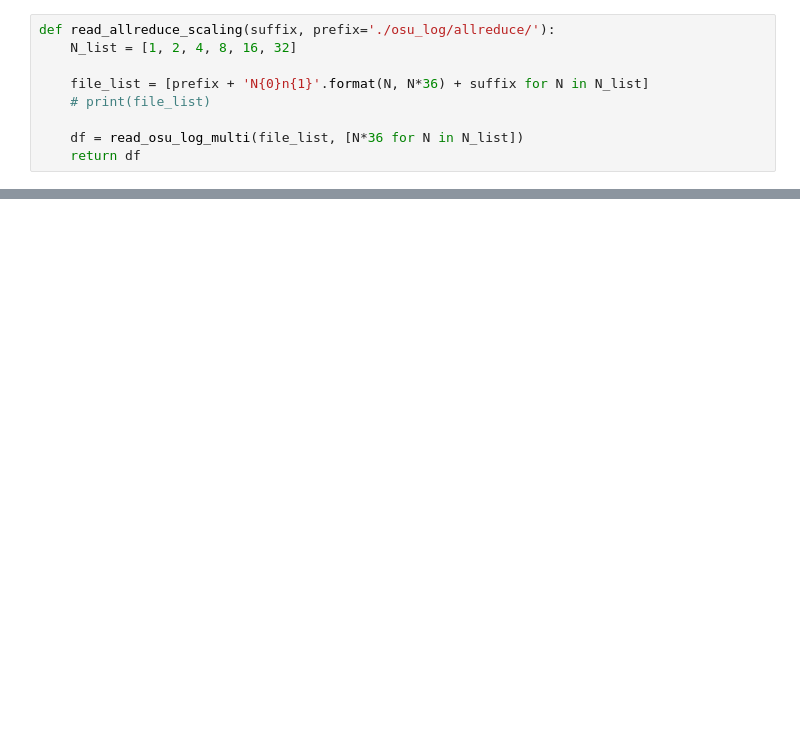
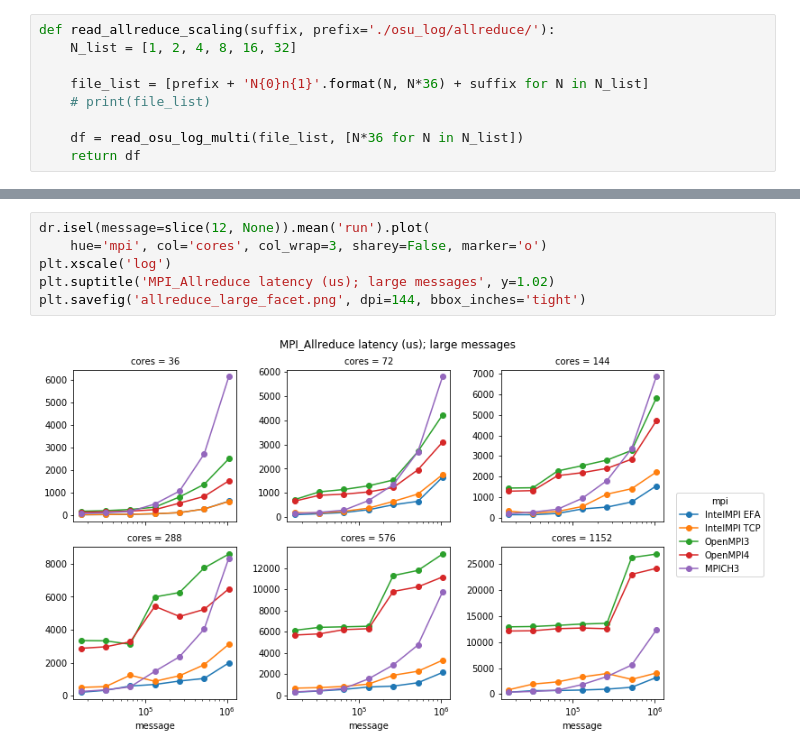
Before and after one commit to JiaweiZhuang/aws-mpi-benchmark, a Jupyter notebook: notebooks/allreduce_scaling.ipynb, the cells around one changed output, grey strips where cells are left out. Drawn from its saved outputs; the diff is of its cells as text; blank space fills up the shorter version.

```diff
--- a/notebooks/allreduce_scaling.ipynb
+++ b/notebooks/allreduce_scaling.ipynb
@@ -52,0 +102,8 @@ plt.savefig('allreduce_scaling.png', dpi=144, bbox_inches='tight')
+# %%
+dr.isel(message=slice(12, None)).mean('run').plot(
+    hue='mpi', col='cores', col_wrap=3, sharey=False, marker='o')
+plt.xscale('log')
+plt.suptitle('MPI_Allreduce latency (us); large messages', y=1.02)
+plt.savefig('allreduce_large_facet.png', dpi=144, bbox_inches='tight')
+# %% [output]
+[figure, added]
```
Also changed, not shown: parts of 13 cells of this notebook, 1 other file.
